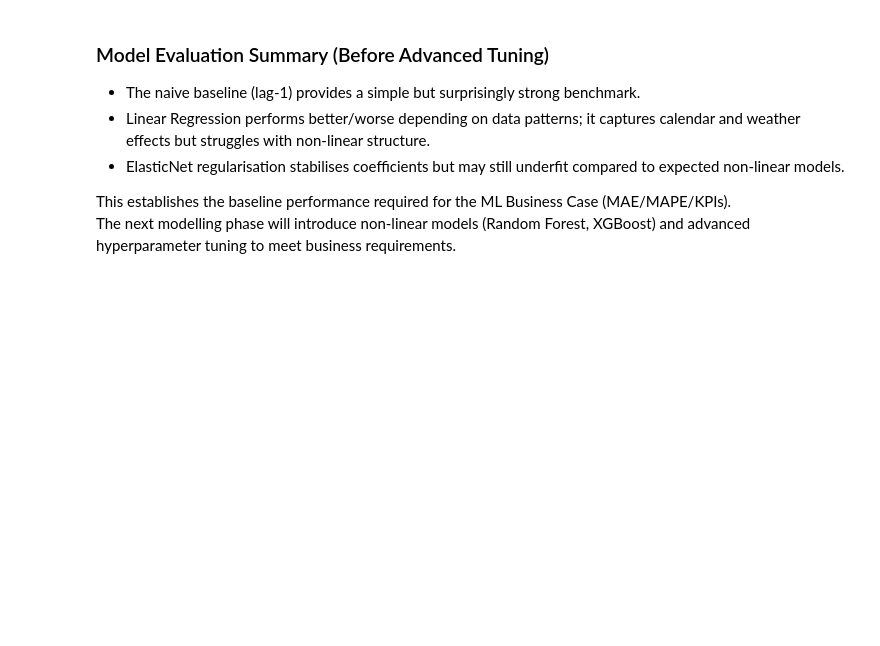
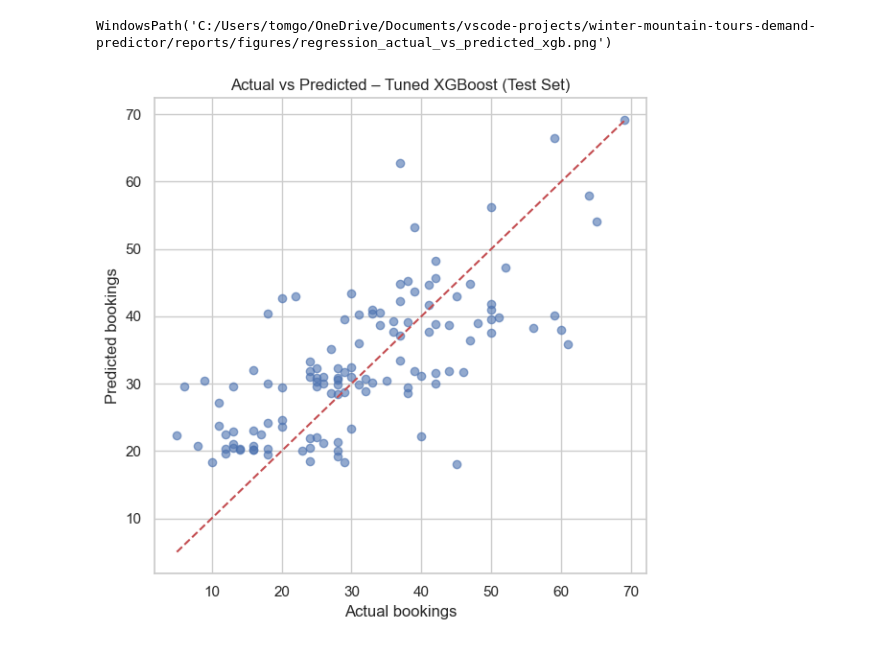
Before and after one commit to TGOSS1984/winter-mountain-tours-demand-predictor, a Jupyter notebook: notebooks/03_model_regression.ipynb, the cells around one changed output. Cells and saved outputs as stored; diff of their text form; code cells hidden in the pictures; blank space fills up the shorter version.

Commit message:
feat(model-reg): rework / train and tune XGBoost regression model with baseline and evaluation plots

```diff
--- a/notebooks/03_model_regression.ipynb
+++ b/notebooks/03_model_regression.ipynb
@@ -118,0 +238,11 @@ el_mae, el_mape, el_r2
+# %%
+grid_search = GridSearchCV(
+    estimator=xgb_pipe,
+    param_grid=param_grid,
+    scoring="neg_mean_absolute_error",
+    cv=3,
+    n_jobs=-1,
+    verbose=1,
+)
+
+grid_search.fit(X_train, y_train)
@@ -118,0 +268,6 @@ el_mae, el_mape, el_r2
+# %%
+best_xgb_pipe = grid_search.best_estimator_
+best_params = grid_search.best_params_
+best_score = -grid_search.best_score_
+
+best_params, best_score
@@ -118,0 +282,8 @@ el_mae, el_mape, el_r2
+# %%
+y_pred_xgb_train = best_xgb_pipe.predict(X_train)
+y_pred_xgb_test = best_xgb_pipe.predict(X_test)
+
+xgb_train_metrics = regression_metrics(y_train, y_pred_xgb_train)
+xgb_test_metrics = regression_metrics(y_test, y_pred_xgb_test)
+
+xgb_train_metrics, xgb_test_metrics
@@ -119,12 +315,15 @@ el_mae, el_mape, el_r2
 # %%
-# Actual vs Predicted
-plt.figure(figsize=(6,6))
-sns.scatterplot(x=y_test, y=pred_lin, alpha=0.6)
-plt.plot([y_test.min(), y_test.max()], [y_test.min(), y_test.max()], 'r--')
-plt.xlabel("Actual")
-plt.ylabel("Predicted")
-plt.title("Linear Regression – Actual vs Predicted")
+plt.figure(figsize=(6, 6))
+plt.scatter(y_test, y_pred_xgb_test, alpha=0.6)
+plt.plot([y_test.min(), y_test.max()], [y_test.min(), y_test.max()], "r--")
+plt.xlabel("Actual bookings")
+plt.ylabel("Predicted bookings")
+plt.title("Actual vs Predicted – Tuned XGBoost (Test Set)")
+plt.tight_layout()
 
-fig_path = FIG_DIR / "regression_lin_actual_vs_pred.png"
-plt.savefig(fig_path, dpi=120)
-fig_path
+fig_path_act_pred = BASE_DIR / "reports" / "figures" / "regression_actual_vs_predicted_xgb.png"
+plt.savefig(fig_path_act_pred, dpi=120)
+fig_path_act_pred
+# %% [output]
+WindowsPath('C:/Users/tomgo/OneDrive/Documents/vscode-projects/winter-mountain-tours-demand-predictor/reports/figures/regression_actual_vs_predicted_xgb.png')
+[figure, added]
@@ -141,10 +329,0 @@ fig_path
-# %% [markdown]
-### Model Evaluation Summary (Before Advanced Tuning)
-
-- The naive baseline (lag-1) provides a simple but surprisingly strong benchmark.
-- Linear Regression performs better/worse depending on data patterns; it captures calendar and weather effects but struggles with non-linear structure.
-- ElasticNet regularisation stabilises coefficients but may still underfit compared to expected non-linear models.
-
-This establishes the baseline performance required for the ML Business Case (MAE/MAPE/KPIs).
-The next modelling phase will introduce non-linear models (Random Forest, XGBoost) and
-advanced hyperparameter tuning to meet business requirements.
```
Also changed, not shown: parts of 27 cells of this notebook, 3 other files.
